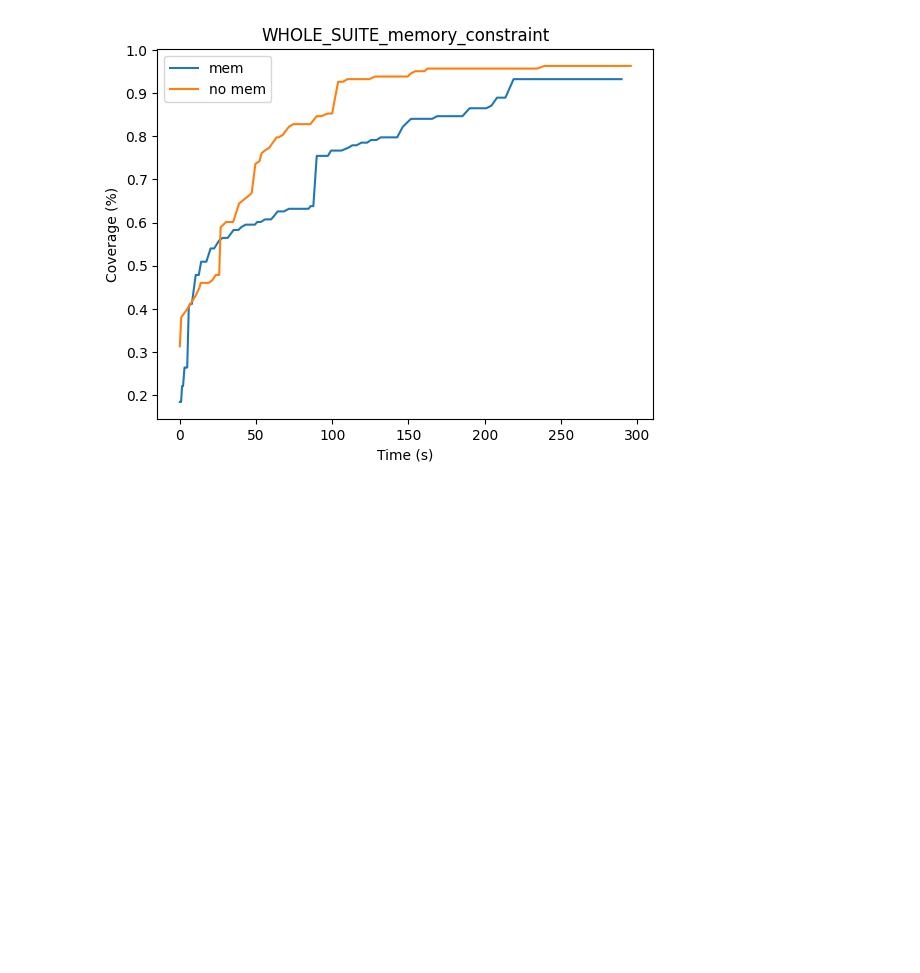
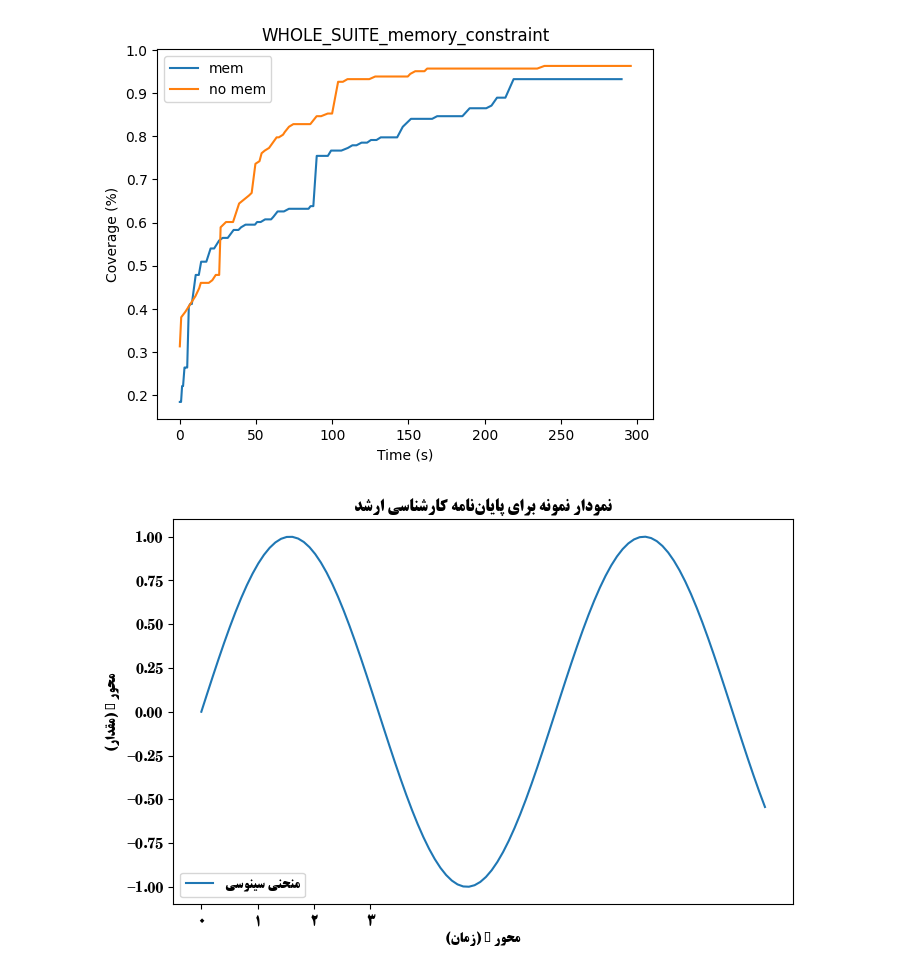
Before and after one commit to sepehrs1378/pynguin, a Jupyter notebook: notebooks/plot.ipynb, the cells around one changed output. Drawn from its saved outputs; the diff is of its cells as text; code cells hidden in the pictures; blank space fills up the shorter version.

```diff
--- a/notebooks/plot.ipynb
+++ b/notebooks/plot.ipynb
@@ -73,3 +76,33 @@ for algo in ALGORITHMS:
 [figure]
 [figure]
 [figure]
+# %%
+plt.rcParams["font.family"] = ["Titr"] # Or Nazli
+plt.rcParams["font.size"] = 10
+plt.rcParams["axes.unicode_minus"] = False  # Fix negative sign issues
+
+def persian_text(text):
+    reshaped_text = arabic_reshaper.reshape(text)
+    bidi_text = get_display(reshaped_text)
+    return bidi_text
+
+# Sample data
+x = np.linspace(0, 10, 100)
+y = np.sin(x)
+
+# Create plot
+plt.figure(figsize=(8, 5))
+
+plt.plot(x, y, label=persian_text("منحنی سینوسی"))
+x_labels = [0, 1, 2, 3]
+x_labels_persian = [en_to_fa(str(x)) for x in x_labels]  # Convert to Persian digits
+plt.xticks(x_labels, x_labels_persian)
+plt.xlabel(persian_text("محور X (زمان)"))
+plt.ylabel(persian_text("محور Y (مقدار)"))
+plt.title(persian_text("نمودار نمونه برای پایان‌نامه کارشناسی ارشد"))
+plt.legend()
+
+# plt.grid(True)
+plt.show()
+# %% [output]
+[figure, added]
```
Also changed, not shown: parts of 1 cell of this notebook.
